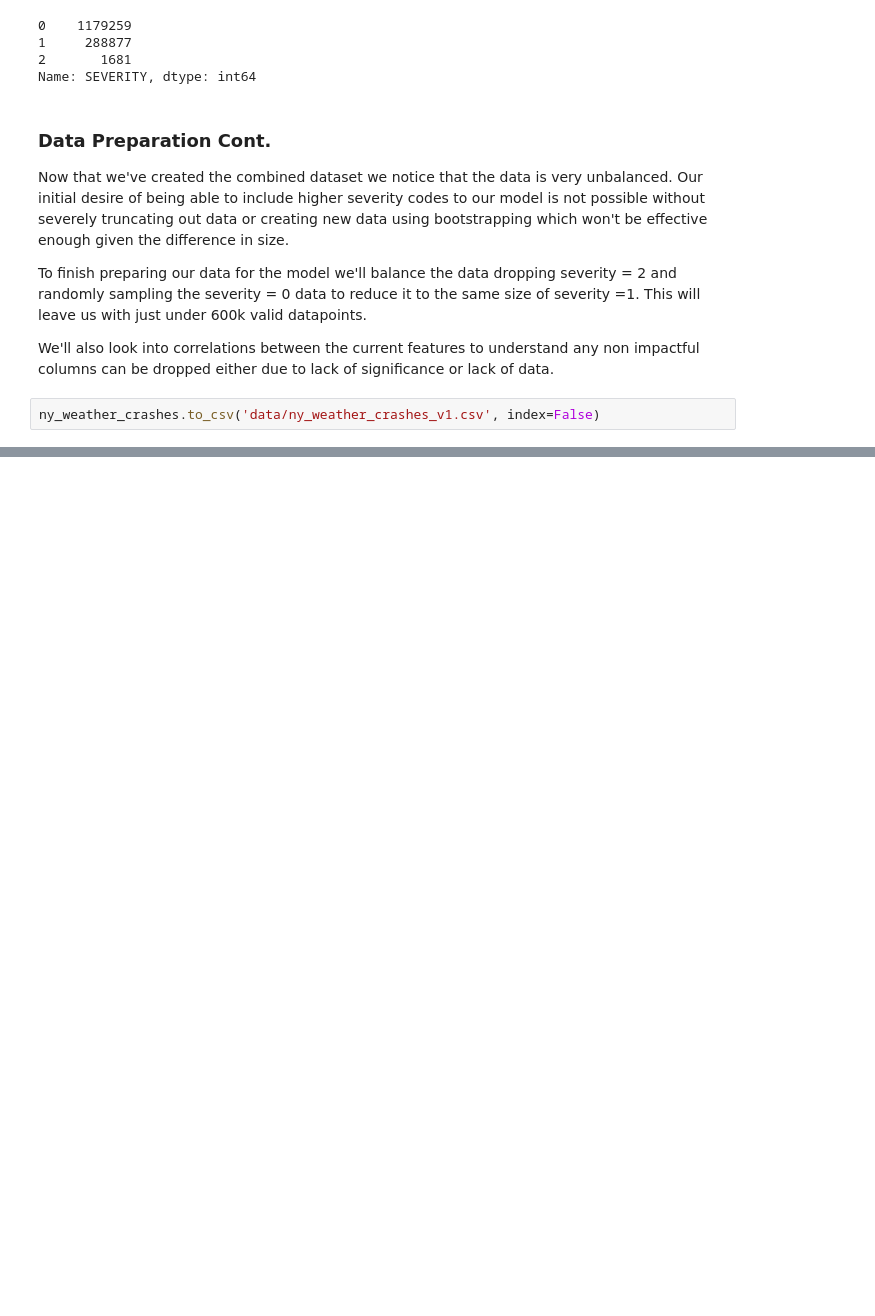
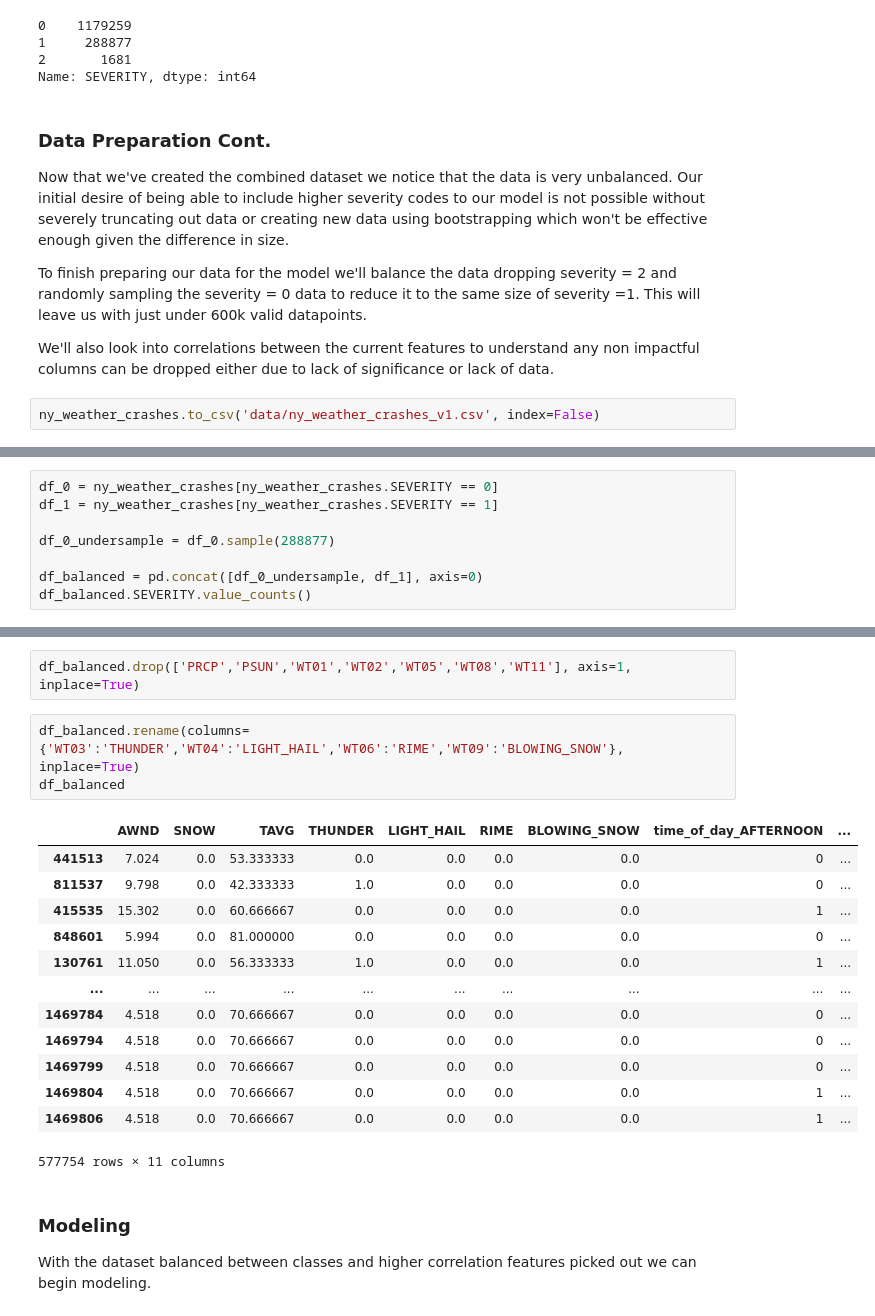
Before and after one commit to cvgardner/Coursera_Capstone, a Jupyter notebook: Capstone Full Code.ipynb, the cells around one changed output, grey strips where cells are left out. Saved outputs shown, nothing was run; the diff lists cells and outputs as text; blank space fills up the shorter version.

```diff
--- a/Capstone Full Code.ipynb
+++ b/Capstone Full Code.ipynb
@@ -427,0 +466,8 @@ ny_weather_crashes.to_csv('data/ny_weather_crashes_v1.csv', index=False)
+# %%
+df_0 = ny_weather_crashes[ny_weather_crashes.SEVERITY == 0]
+df_1 = ny_weather_crashes[ny_weather_crashes.SEVERITY == 1]
+
+df_0_undersample = df_0.sample(288877)
+
+df_balanced = pd.concat([df_0_undersample, df_1], axis=0)
+df_balanced.SEVERITY.value_counts()
@@ -427,0 +519,23 @@ ny_weather_crashes.to_csv('data/ny_weather_crashes_v1.csv', index=False)
+# %%
+df_balanced.drop(['PRCP','PSUN','WT01','WT02','WT05','WT08','WT11'], axis=1, inplace=True)
+# %%
+df_balanced.rename(columns={'WT03':'THUNDER','WT04':'LIGHT_HAIL','WT06':'RIME','WT09':'BLOWING_SNOW'}, inplace=True)
+df_balanced
+# %% [output]
+|  | AWND | SNOW | TAVG | THUNDER | LIGHT_HAIL | RIME | BLOWING_SNOW | time_of_day_AFTERNOON | ... |
+| 441513 | 7.024 | 0.0 | 53.333333 | 0.0 | 0.0 | 0.0 | 0.0 | 0 | ... |
+| 811537 | 9.798 | 0.0 | 42.333333 | 1.0 | 0.0 | 0.0 | 0.0 | 0 | ... |
+| 415535 | 15.302 | 0.0 | 60.666667 | 0.0 | 0.0 | 0.0 | 0.0 | 1 | ... |
+| 848601 | 5.994 | 0.0 | 81.000000 | 0.0 | 0.0 | 0.0 | 0.0 | 0 | ... |
+| 130761 | 11.050 | 0.0 | 56.333333 | 1.0 | 0.0 | 0.0 | 0.0 | 1 | ... |
+| ... | ... | ... | ... | ... | ... | ... | ... | ... | ... |
+| 1469784 | 4.518 | 0.0 | 70.666667 | 0.0 | 0.0 | 0.0 | 0.0 | 0 | ... |
+| 1469794 | 4.518 | 0.0 | 70.666667 | 0.0 | 0.0 | 0.0 | 0.0 | 0 | ... |
+| 1469799 | 4.518 | 0.0 | 70.666667 | 0.0 | 0.0 | 0.0 | 0.0 | 0 | ... |
+| 1469804 | 4.518 | 0.0 | 70.666667 | 0.0 | 0.0 | 0.0 | 0.0 | 1 | ... |
+| 1469806 | 4.518 | 0.0 | 70.666667 | 0.0 | 0.0 | 0.0 | 0.0 | 1 | ... |
+577754 rows × 11 columns
+# %% [markdown]
+### Modeling
+
+With the dataset balanced between classes and higher correlation features picked out we can begin modeling.
```
Also changed, not shown: parts of 8 cells of this notebook.
